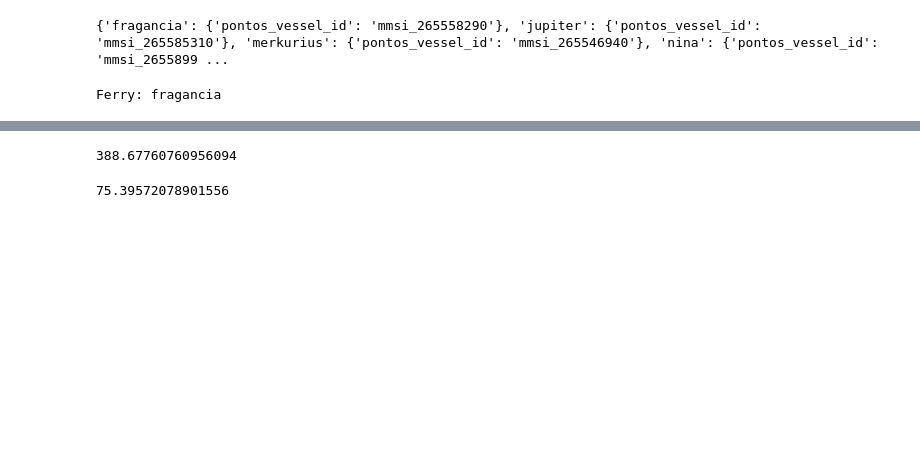
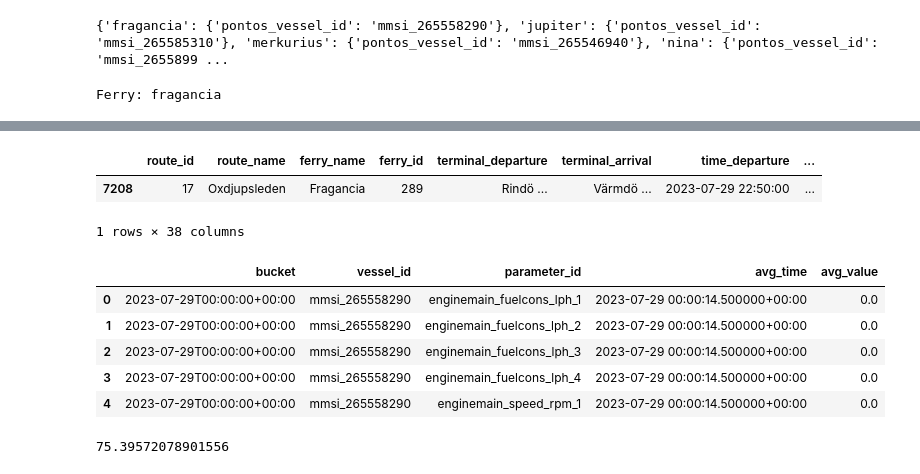
Before and after one commit to dIB59/hack-a-fleet, a Jupyter notebook: processing.ipynb, the cells around one changed output, grey strips where cells are left out. Saved outputs shown, nothing was run; the diff lists cells and outputs as text; code cells hidden in the pictures; blank space fills up the shorter version.

```diff
--- a/processing.ipynb
+++ b/processing.ipynb
@@ -136,6 +196,0 @@ Timestamp('2023-07-29 22:50:00')
-# %%
-path = trips[0]["path"]
-distance = sum([haversine(path[i], path[i-1]) for i in range(1, len(path))])
-distance
-# %% [output]
-388.67760760956094
@@ -142,3 +199,21 @@ distance
+# %%
+df["avg_time"] = pd.to_datetime(df["avg_time"], format="ISO8601")
+df["time"] = pd.to_datetime(df["time"], format="ISO8601")
+# %%
+trv_data.loc[row_mask]
+# %% [output]
+|  | route_id | route_name | ferry_name | ferry_id | terminal_departure | terminal_arrival | time_departure | ... |
+| 7208 | 17 | Oxdjupsleden | Fragancia | 289 | Rindö ... | Värmdö ... | 2023-07-29 22:50:00 | ... |
+1 rows × 38 columns
+# %%
+df.head()
+# %% [output]
+|  | bucket | vessel_id | parameter_id | avg_time | avg_value |
+| 0 | 2023-07-29T00:00:00+00:00 | mmsi_265558290 | enginemain_fuelcons_lph_1 | 2023-07-29 00:00:14.500000+00:00 | 0.0 |
+| 1 | 2023-07-29T00:00:00+00:00 | mmsi_265558290 | enginemain_fuelcons_lph_2 | 2023-07-29 00:00:14.500000+00:00 | 0.0 |
+| 2 | 2023-07-29T00:00:00+00:00 | mmsi_265558290 | enginemain_fuelcons_lph_3 | 2023-07-29 00:00:14.500000+00:00 | 0.0 |
+| 3 | 2023-07-29T00:00:00+00:00 | mmsi_265558290 | enginemain_fuelcons_lph_4 | 2023-07-29 00:00:14.500000+00:00 | 0.0 |
+| 4 | 2023-07-29T00:00:00+00:00 | mmsi_265558290 | enginemain_speed_rpm_1 | 2023-07-29 00:00:14.500000+00:00 | 0.0 |
 # %%
 haversine(path[0], path[1])
 # %% [output]
```
Also changed, not shown: parts of 5 cells of this notebook, 4 other files.
